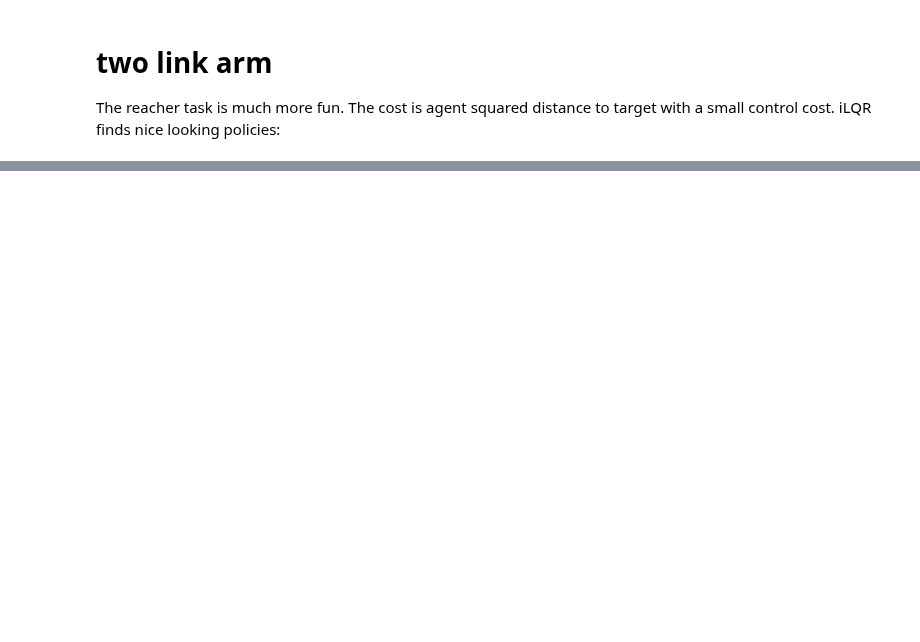
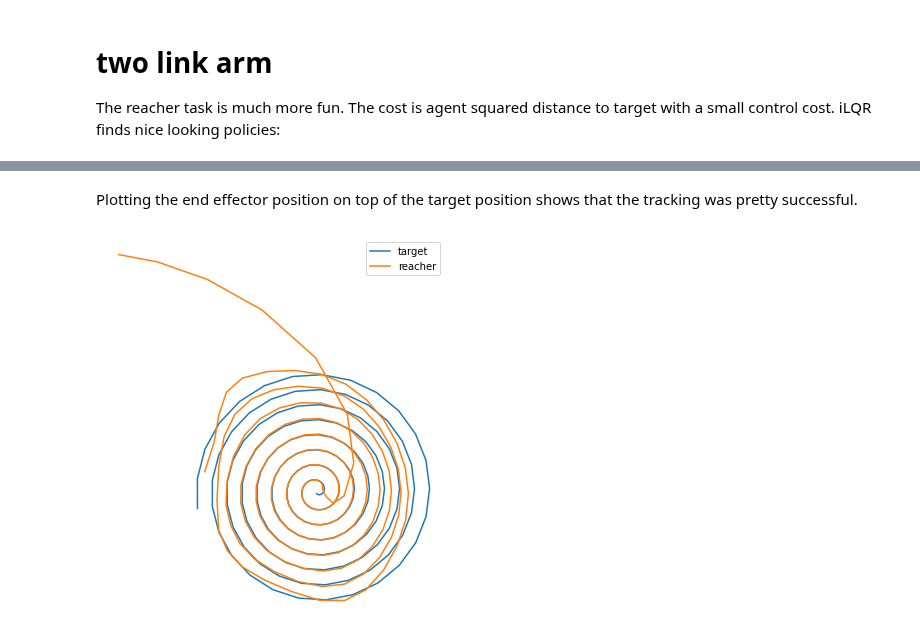
Before and after one commit to richard-warren/rl_sandbox, a Jupyter notebook: ilqr_demo.ipynb, the cells around one changed output, grey strips where cells are left out. Cells and saved outputs as stored; diff of their text form; code cells hidden in the pictures; blank space fills up the shorter version.

```diff
--- a/ilqr_demo.ipynb
+++ b/ilqr_demo.ipynb
@@ -313,0 +314,4 @@ show_rollout(env, actions)
+# %%
+env = Arm(spiral=.02)
+actions, history = iLQR(env, iterations=10, verbose=True)
+show_rollout(env, actions)
@@ -313,0 +332,21 @@ show_rollout(env, actions)
+# %% [markdown]
+Plotting the end effector position on top of the target position shows that the tracking was pretty successful.
+# %%
+# record end effector and target position throughout episode
+env.reset(reset_target=False)
+target_pos, arm_pos = [], []
+for action in actions:
+    env.step(action)
+    arm_pos.append(env.env.physics.named.data.geom_xpos['finger', :2].copy())
+    target_pos.append(env.target)
+
+# plot
+plt.figure(figsize=(7,7));
+ax = plt.axes()
+ax.plot(np.array(target_pos)[:,0], np.array(target_pos)[:,1], label='target');
+ax.plot(np.array(arm_pos)[:,0], np.array(arm_pos)[:,1], label='reacher');
+ax.set_aspect('equal');
+ax.axis('off');
+plt.legend();
+# %% [output]
+[figure, added]
```
Also changed, not shown: parts of 19 cells of this notebook, 2 other files.
